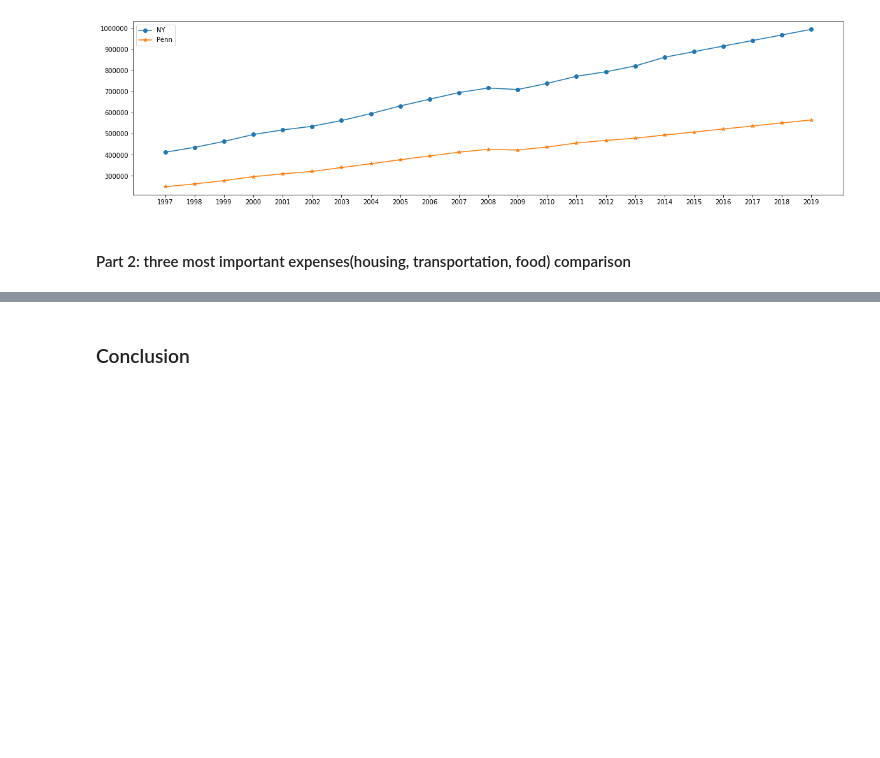
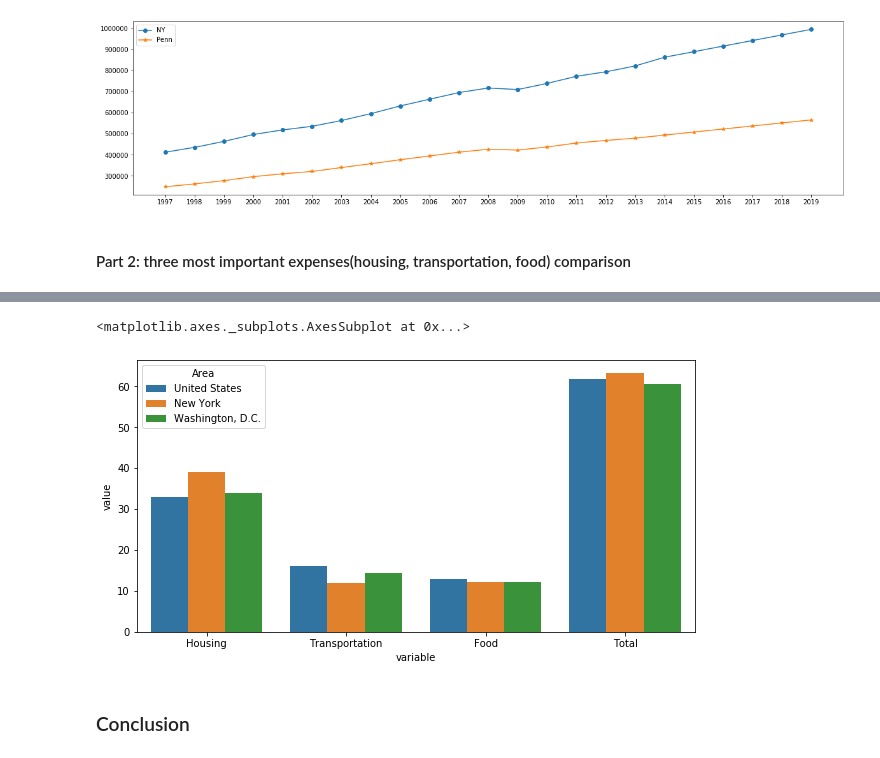
Before and after one commit to gegeli638/DAV-5400, a Jupyter notebook: final/12.13.ipynb, the cells around one changed output, grey strips where cells are left out. Cells and saved outputs as stored; diff of their text form; code cells hidden in the pictures; blank space fills up the shorter version.

```diff
--- a/final/12.13.ipynb
+++ b/final/12.13.ipynb
@@ -265,0 +283,3 @@ html
+# %%
+expenditure = html1[(html1.Area == 'United States')|(html1.Area == 'New York')|(html1.Area == 'Washington, D.C.')]
+expenditure
@@ -266,2 +300,9 @@ html
+# %%
+plt.figure(figsize=(10,5))
+
+sns.barplot(x='variable',y='value',hue="Area",data=expenditure)
+# %% [output]
+<matplotlib.axes._subplots.AxesSubplot at 0x...>
+[figure, added]
 # %% [markdown]
 ### Conclusion
```
Also changed, not shown: parts of 4 cells of this notebook.
